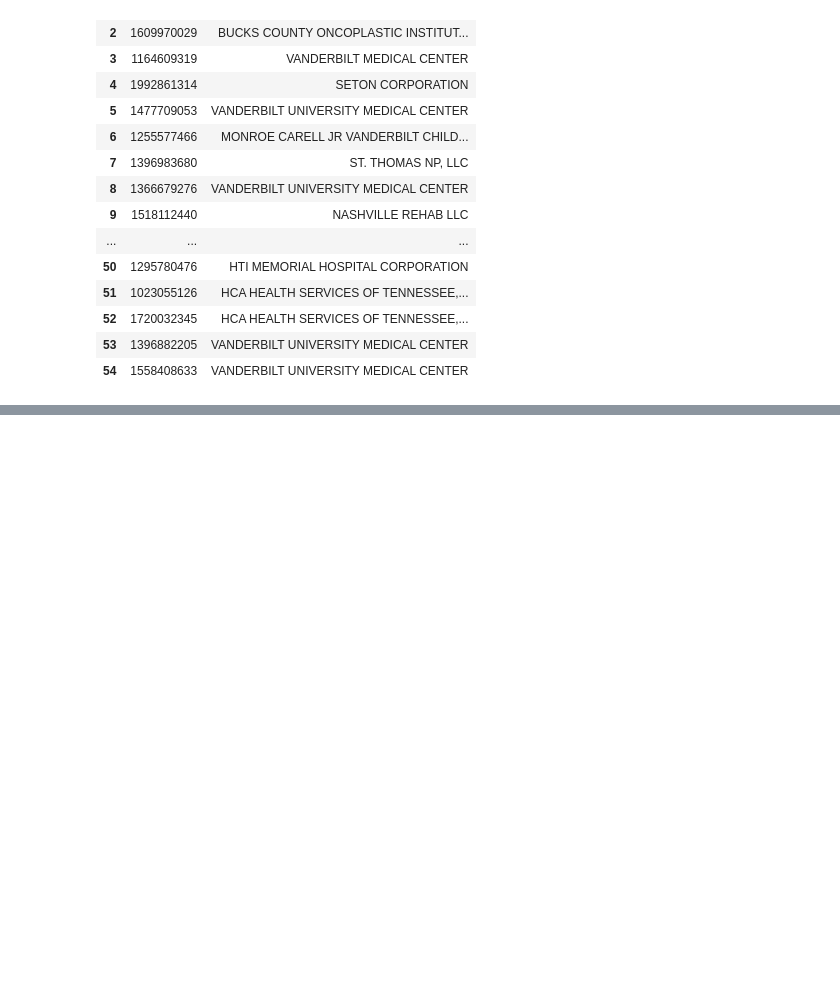
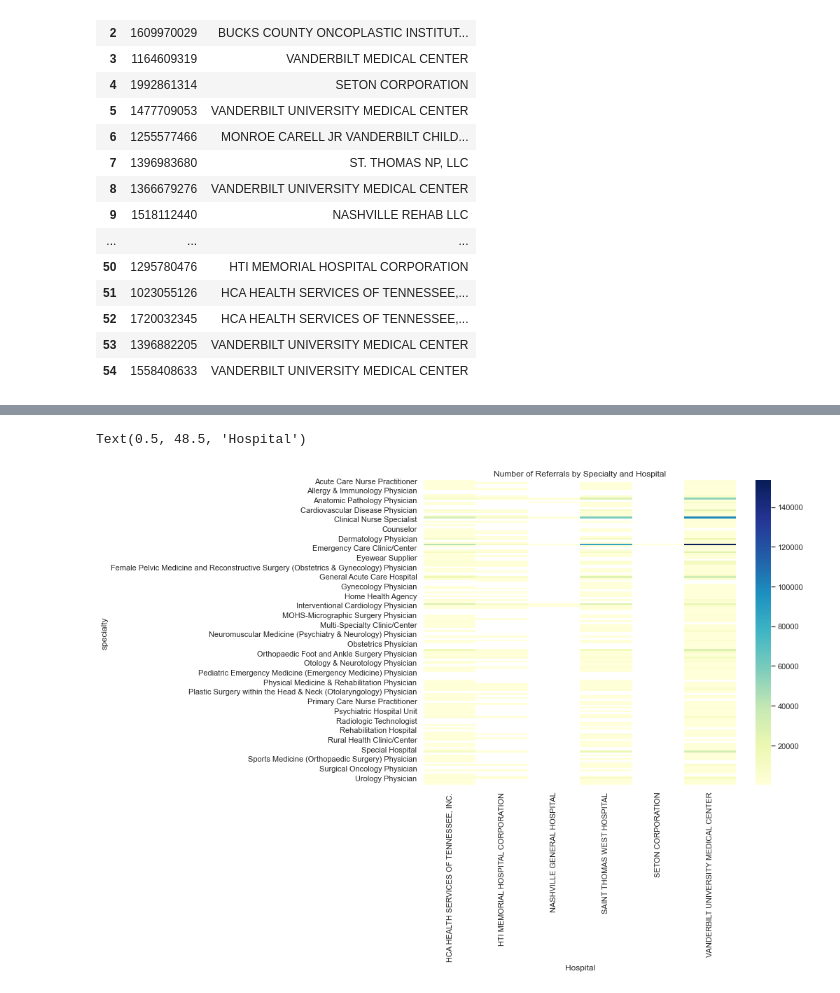
Before and after one commit to jmayf123/Hop_Teaming_Project, a Jupyter notebook: RM_floatingspirit.ipynb, the cells around one changed output, grey strips where cells are left out. Saved outputs shown, nothing was run; the diff lists cells and outputs as text; code cells hidden in the pictures; blank space fills up the shorter version.

```diff
--- a/RM_floatingspirit.ipynb
+++ b/RM_floatingspirit.ipynb
@@ -142,0 +493,10 @@ total_nashville
+# %%
+specialties_pivot = specialties.pivot(index='specialty', columns='hospital', values='transaction_count')
+
+plt.figure(figsize=(10, 8))
+sns.heatmap(specialties_pivot, cmap='YlGnBu', annot=False, fmt='.0f')
+plt.title('Number of Referrals by Specialty and Hospital')
+plt.xlabel('Hospital')
+# %% [output]
+Text(0.5, 48.5, 'Hospital')
+[figure, added]
```
Also changed, not shown: parts of 20 cells of this notebook.
